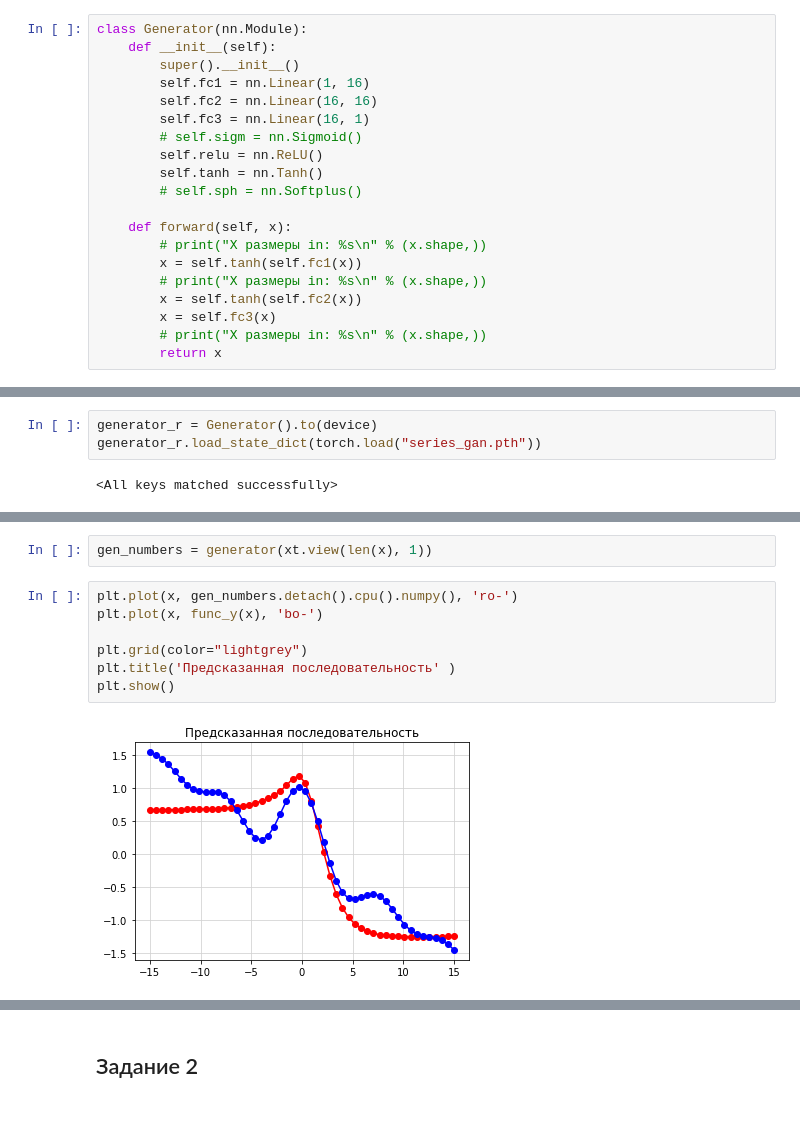
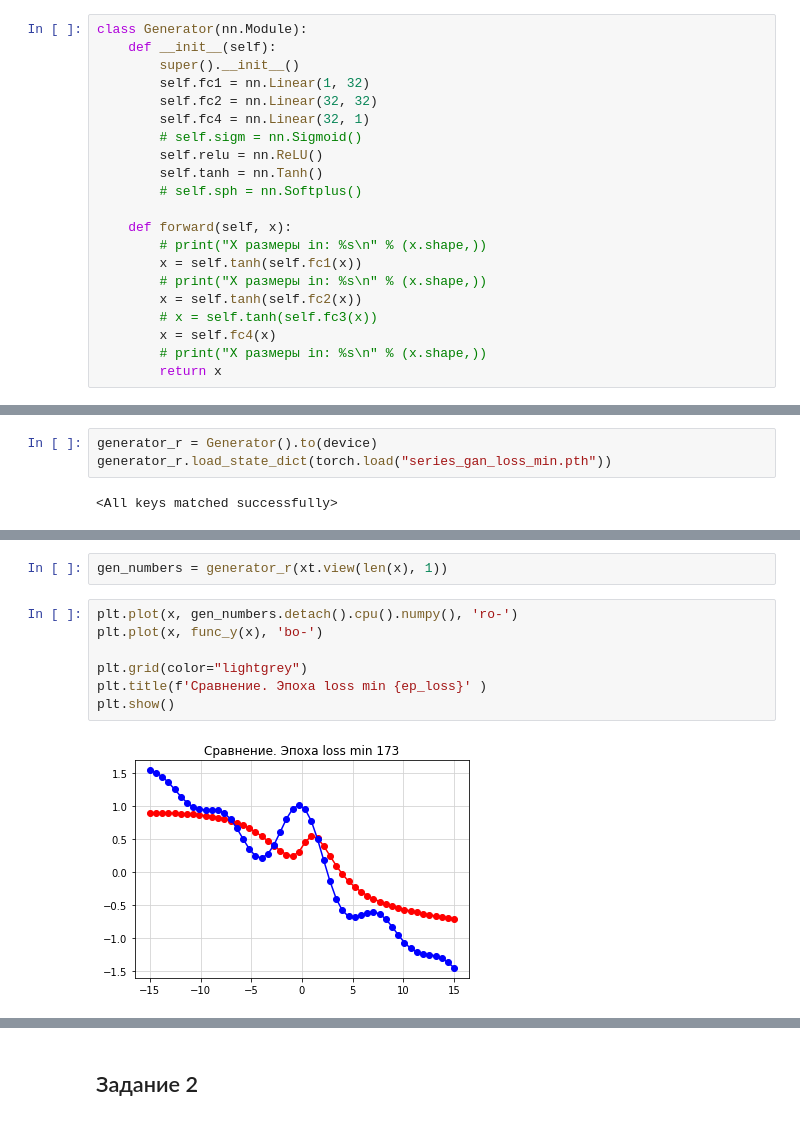
Before and after one commit to VitalyGladyshev/gb_pytorch, a Jupyter notebook: HW_03_Pytorch.ipynb, the cells around one changed output, grey strips where cells are left out. Drawn from its saved outputs; the diff is of its cells as text.

```diff
--- a/HW_03_Pytorch.ipynb
+++ b/HW_03_Pytorch.ipynb
@@ -87,9 +87,9 @@ cuda
 class Generator(nn.Module):
     def __init__(self):
         super().__init__()
-        self.fc1 = nn.Linear(1, 16)
-        self.fc2 = nn.Linear(16, 16)
-        self.fc3 = nn.Linear(16, 1)
+        self.fc1 = nn.Linear(1, 32)
+        self.fc2 = nn.Linear(32, 32)
+        self.fc4 = nn.Linear(32, 1)
         # self.sigm = nn.Sigmoid()
         self.relu = nn.ReLU()
         self.tanh = nn.Tanh()
@@ -100,7 +100,8 @@ class Generator(nn.Module):
         x = self.tanh(self.fc1(x))
         # print("X размеры in: %s\n" % (x.shape,))
         x = self.tanh(self.fc2(x))
-        x = self.fc3(x)
+        # x = self.tanh(self.fc3(x))
+        x = self.fc4(x)
         # print("X размеры in: %s\n" % (x.shape,))
         return x
 # %% [markdown]
@@ -268,7 +279,7 @@ for epoch in range(n_epochs):
 torch.save(generator.state_dict(), "series_gan.pth")
 # %%
 generator_r = Generator().to(device)
-generator_r.load_state_dict(torch.load("series_gan.pth"))
+generator_r.load_state_dict(torch.load("series_gan_loss_min.pth"))
 # %% [output]
 <All keys matched successfully>
 # %%
@@ -280,11 +291,11 @@ xt.type()
 # %%
-gen_numbers = generator(xt.view(len(x), 1))
+gen_numbers = generator_r(xt.view(len(x), 1))
 # %%
 plt.plot(x, gen_numbers.detach().cpu().numpy(), 'ro-')
 plt.plot(x, func_y(x), 'bo-')
 
 plt.grid(color="lightgrey")
-plt.title('Предсказанная последовательность' )
+plt.title(f'Сравнение. Эпоха loss min {ep_loss}' )
 plt.show()
 # %% [output]
-[figure, old version]
+[figure, new version]
```
Also changed, not shown: parts of 9 cells of this notebook.
